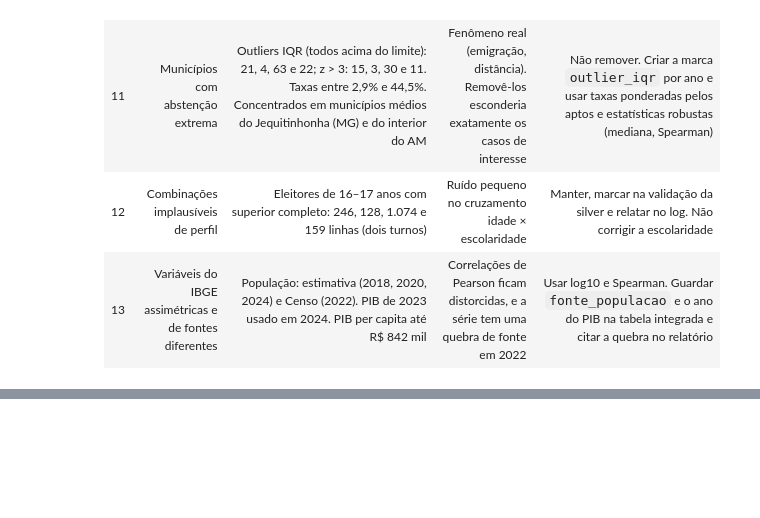
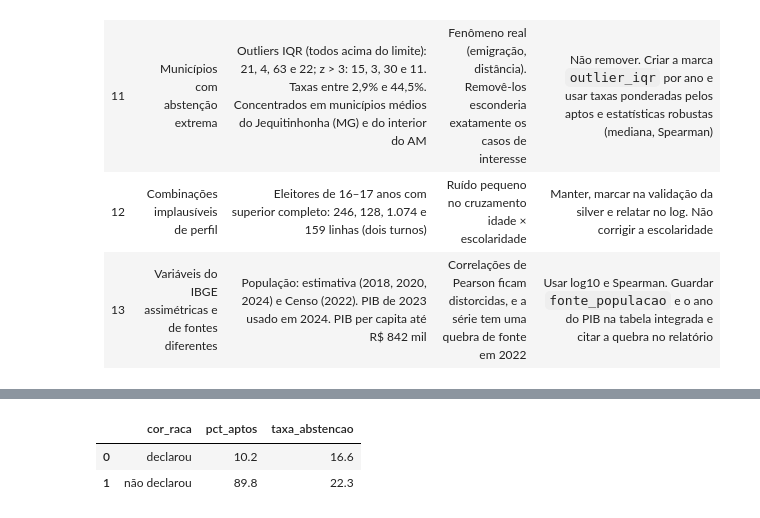
Before and after one commit to GUSTAVOHOOO/bigdata-tse-abstencao, a Jupyter notebook: notebooks/etapa1.ipynb, the cells around one changed output, grey strips where cells are left out. Cells and saved outputs as stored; diff of their text form; code cells hidden in the pictures; blank space fills up the shorter version.

```diff
--- a/notebooks/etapa1.ipynb
+++ b/notebooks/etapa1.ipynb
@@ -1544,0 +1360,12 @@ Para as etapas seguintes ficam três regras. Calcular a taxa sempre dentro de um
+# %%
+# 2024: quem declarou cor/raça (bronze, 1º turno) se parece com o resto do eleitorado?
+sql("""
+    SELECT CASE WHEN CD_COR_RACA = '-1' THEN 'não declarou' ELSE 'declarou' END AS cor_raca,
+           round(100 * sum(CAST(QT_APTOS AS BIGINT)) / sum(sum(CAST(QT_APTOS AS BIGINT))) OVER (), 1) AS pct_aptos,
+           round(100 * sum(CAST(QT_ABSTENCAO AS BIGINT)) / sum(CAST(QT_APTOS AS BIGINT)), 1) AS taxa_abstencao
+    FROM tse WHERE ano = 2024 AND NR_TURNO = '1' GROUP BY 1 ORDER BY 1
+""")
+# %% [output]
+|  | cor_raca | pct_aptos | taxa_abstencao |
+| 0 | declarou | 10.2 | 16.6 |
+| 1 | não declarou | 89.8 | 22.3 |
```
Also changed, not shown: parts of 53 cells of this notebook, 4 other files.
